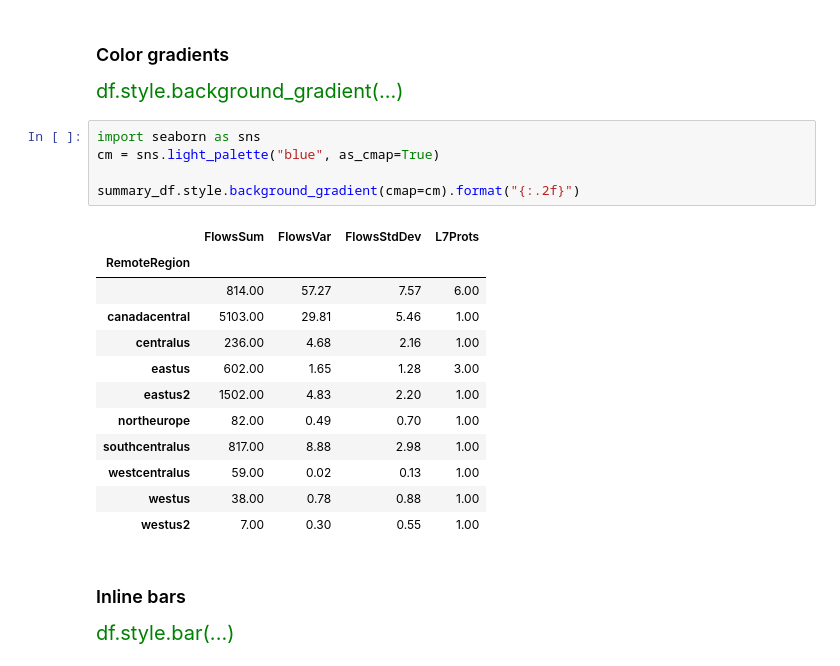
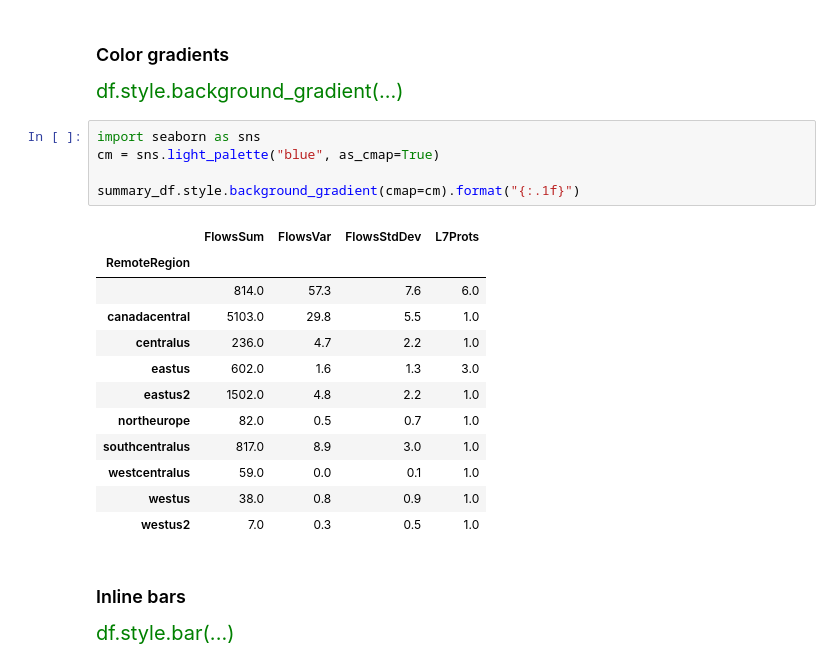
Before and after one commit to OTRF/infosec-jupyterthon, a Jupyter notebook: workshops/2021/day2/day2-3-Advanced-pandas.ipynb, the cells around one changed output. Cells and saved outputs as stored; diff of their text form.

```diff
--- a/workshops/2021/day2/day2-3-Advanced-pandas.ipynb
+++ b/workshops/2021/day2/day2-3-Advanced-pandas.ipynb
@@ -247,21 +261,21 @@ df.style.background_gradient(...)
 # %%
 import seaborn as sns
 cm = sns.light_palette("blue", as_cmap=True)
 
-summary_df.style.background_gradient(cmap=cm).format("{:.2f}")
+summary_df.style.background_gradient(cmap=cm).format("{:.1f}")
 # %% [output]
 |  | FlowsSum | FlowsVar | FlowsStdDev | L7Prots |
 | RemoteRegion |  |  |  |  |
-|  | 814.00 | 57.27 | 7.57 | 6.00 |
-| canadacentral | 5103.00 | 29.81 | 5.46 | 1.00 |
-| centralus | 236.00 | 4.68 | 2.16 | 1.00 |
-| eastus | 602.00 | 1.65 | 1.28 | 3.00 |
-| eastus2 | 1502.00 | 4.83 | 2.20 | 1.00 |
-| northeurope | 82.00 | 0.49 | 0.70 | 1.00 |
-| southcentralus | 817.00 | 8.88 | 2.98 | 1.00 |
-| westcentralus | 59.00 | 0.02 | 0.13 | 1.00 |
-| westus | 38.00 | 0.78 | 0.88 | 1.00 |
-| westus2 | 7.00 | 0.30 | 0.55 | 1.00 |
+|  | 814.0 | 57.3 | 7.6 | 6.0 |
+| canadacentral | 5103.0 | 29.8 | 5.5 | 1.0 |
+| centralus | 236.0 | 4.7 | 2.2 | 1.0 |
+| eastus | 602.0 | 1.6 | 1.3 | 3.0 |
+| eastus2 | 1502.0 | 4.8 | 2.2 | 1.0 |
+| northeurope | 82.0 | 0.5 | 0.7 | 1.0 |
+| southcentralus | 817.0 | 8.9 | 3.0 | 1.0 |
+| westcentralus | 59.0 | 0.0 | 0.1 | 1.0 |
+| westus | 38.0 | 0.8 | 0.9 | 1.0 |
+| westus2 | 7.0 | 0.3 | 0.5 | 1.0 |
 # %% [markdown]
 ### Inline bars
 
```
Also changed, not shown: parts of 4 cells of this notebook, 3 other files.
